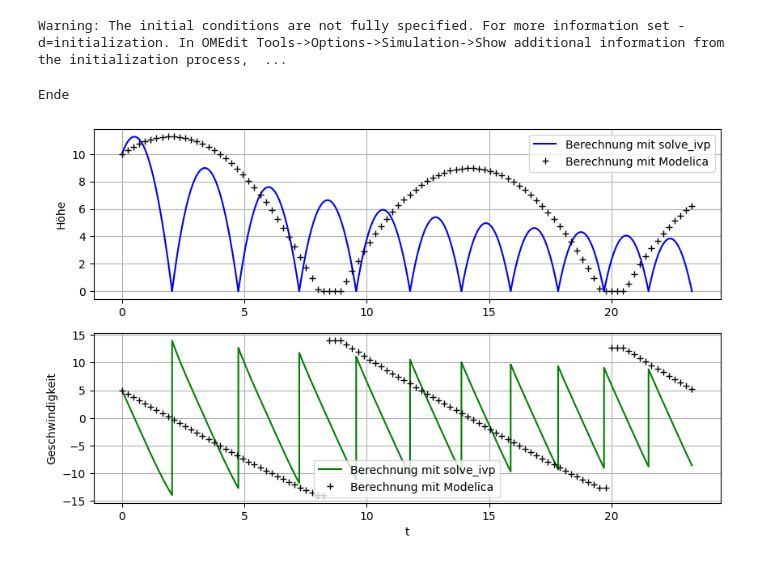
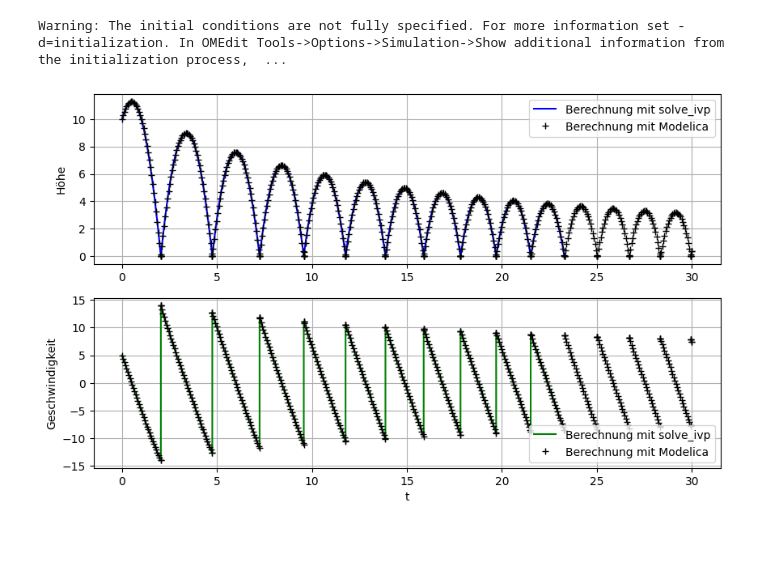
Before and after one commit to JaxRaffnix/Modellbildung-Simulation, a Jupyter notebook: exercise 5/maileen.ipynb, the cells around one changed output. Saved outputs shown, nothing was run; the diff lists cells and outputs as text; code cells hidden in the pictures.

Commit message:
moved maileens solution to notebook

```diff
--- a/exercise 5/maileen.ipynb
+++ b/exercise 5/maileen.ipynb
@@ -53,32 +53,24 @@ mod.setSimulationOptions('stopTime=30.0') #unnötig?
 mod.simulate()
 [v_mo]=mod.getSolutions('v')
 [h_mo]=mod.getSolutions('h')
+[t_vec_mo]=mod.getSolutions('time')
 # delete_OM_files(modelname)
-
-h_mo = h_mo[0:100]     # slice array for fist 100 entries
-v_mo = v_mo[0:100]
-#-----------------------------------------------
 # %% [output]
 Warning: The initial conditions are not fully specified. For more information set -d=initialization. In OMEdit Tools->Options->Simulation->Show additional information from the initialization process,  ...
 # %%
-
 fig=plt.figure(1, figsize=(10,6)); fig.clf()
 ax = fig.add_subplot(211)
 ax.plot(t_ges, h, 'b', label='Berechnung mit solve_ivp')
 ax.plot(t_vec_mo, h_mo, 'k+', label='Berechnung mit Modelica')
 ax.set_ylabel('Höhe')
 ax.legend(loc='best')
 ax.grid()
 ax = fig.add_subplot(212)
 ax.plot(t_ges, v, 'g', label='Berechnung mit solve_ivp')
 ax.plot(t_vec_mo, v_mo, 'k+', label='Berechnung mit Modelica')
 ax.set_ylabel('Geschwindigkeit')
 ax.legend(loc='best')
 ax.set_xlabel('t')
 ax.grid()
-plt.plot()
-
-print("Ende")
 # %% [output]
-Ende
-[figure, old version]
+[figure, new version]
```
